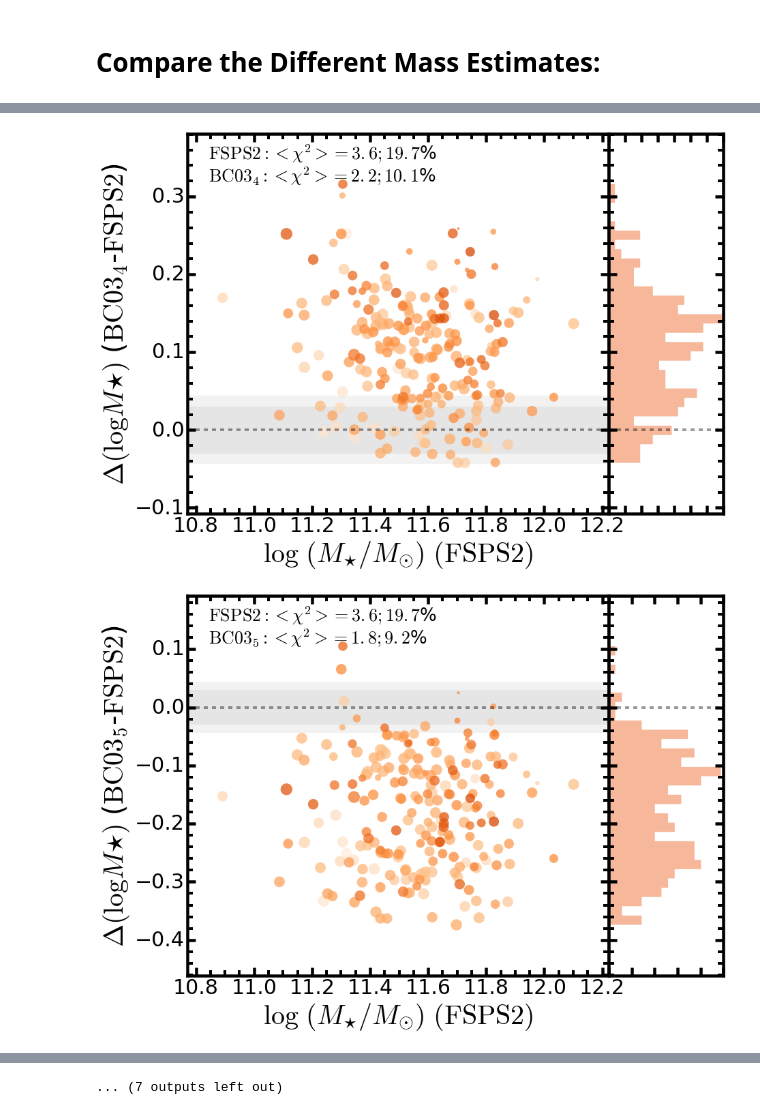
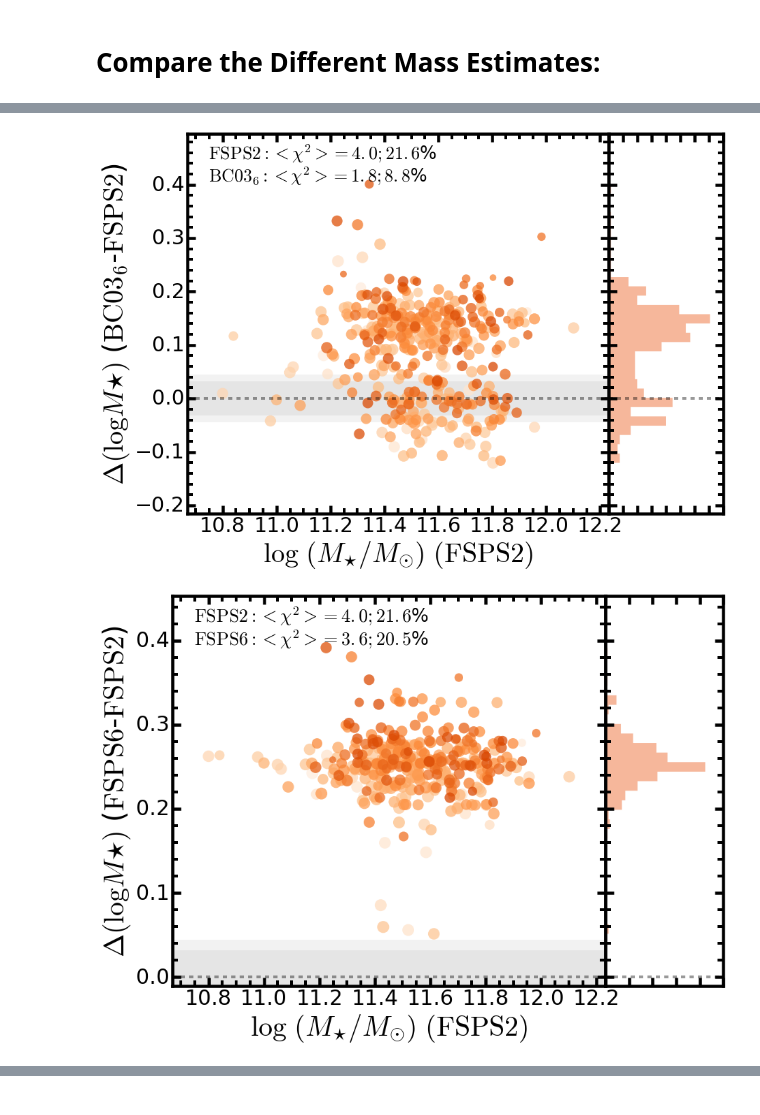
Before and after one commit to dr-guangtou/hsc_redbcg, a Jupyter notebook: note/dr1/dr1_isedfit_summary_new.ipynb, the cells around one changed output, grey strips where cells are left out. Cells and saved outputs as stored; diff of their text form; code cells hidden in the pictures.

```diff
--- a/note/dr1/dr1_isedfit_summary_new.ipynb
+++ b/note/dr1/dr1_isedfit_summary_new.ipynb
@@ -34,9 +34,10 @@ from matplotlib.ticker import MaxNLocator
 from astroML.plotting import hist
 
 # Color map
-from palettable.colorbrewer.sequential import Oranges_4, Blues_5
+from palettable.colorbrewer.sequential import Oranges_4, Greens_4, Blues_5
 ORG4 = Oranges_4.mpl_colormap
 BLU5 = Blues_5.mpl_colormap
+GRN4 = Greens_4.mpl_colormap
 
 # Matplotlib default settings
 rcdef = plt.rcParams.copy()
@@ -62,7 +63,6 @@ from descartes import PolygonPatch
 # Personal tools
 from hscUtils import songPlotSetup, removeIsNullCol
 from hscUtils import confidence_interval, ma_confidence_interval_1d, confidence_interval_1d
-
 
 # SDSS pivot wavelength
 sdss_u_pivot = 3551.0
@@ -1115,7 +1115,7 @@ print(new_col)
 ## Organize the results
 # %%
 # Location of the SED results
-sedDir = '/Users/songhuang/Downloads/dr15b/dr15a/sed_old/'
+sedDir = '/Users/songhuang/Downloads/dr15b/isedfit'
 resDir = os.path.join(sedDir, 'result')
 figDir = os.path.join(sedDir, 'figure')
 
@@ -1172,15 +1164,19 @@ for ii, mod in enumerate(modNow):
     else:
         warnings.warn("XX Wrong Model? Please check! %s" % mod)
 
+    #print(sedStr, sedMod)
     # Combine the results
     sedRes = combineSedResults(sedStr, sedMod, outDir=sedDir,
                                sedDir=resDir, kcorZ='0.1')
 
     # Make summary plots
-    if 'redbcg' in modSeg[0]:
+    if 'redbcg' in modSeg[1]:
         sedSummaryPlot(sedRes, sedStr, cmapUse=ORG4, alphaUse=0.75,
                        maxSizeUse=300, outDir=figDir)
-    elif 'nonbcg' in modSeg[0]:
+    elif 'redmem' in modSeg[1]:
+        sedSummaryPlot(sedRes, sedStr, cmapUse=GRN4, alphaUse=0.40,
+                       maxSizeUse=140, outDir=figDir)
+    elif 'nonbcg' in modSeg[1]:
         sedSummaryPlot(sedRes, sedStr, cmapUse=BLU5, alphaUse=0.25,
                        maxSizeUse=100, outDir=figDir)
 # %% [output]
@@ -1260,6 +1240,6 @@ for mod in modNow:
 # %%
 redbcg = 'redbcg'
-sedRef = '%s_new_s100_5b_fsps2' % redbcg
+sedRef = 'dr1_%s_use_sed5b_fsps2' % redbcg
 for sedRun in sedArr:
     if (redbcg in sedRun) and (sedRun != sedRef):
         label1 = '_'.join(sedRef.split('_')[4:])
@@ -1273,21 +1253,4 @@ for sedRun in sedArr:
                            chi2Thr=10.0, outDir=figDir, sizeCol='DMAG_Y')
         except Exception:
             print("## Cannot compare %s and %s" % (sedRun, sedRef))
-
-
-nonbcg = 'nonbcg'
-sedRef = '%s_new_s100_5b_fsps2' % nonbcg
-for sedRun in sedArr:
-    if (nonbcg in sedRun) and (sedRun != sedRef):
-        label1 = '_'.join(sedRef.split('_')[4:])
-        label2 = '_'.join(sedRun.split('_')[4:])
-        # ------------------------------------------------------------------------------#
-        try:
-            print("## Compare %s with %s" % (sedRun, sedRef))
-            sedMassCompare(sedRef, sedRun, nonbcg, label1, label2,
-                           location=sedDir, cmapUse=BLU5, colorUse=BLUE0,
-                           alphaUse=0.2, maxSizeUse=90,
-                           chi2Thr=10.0, outDir=figDir, sizeCol='DMAG_Y')
-        except Exception:
-            print("## Cannot compare %s and %s" % (sedRun, sedRef))
 # %% [output]
@@ -1313,2 +1261,2 @@ for sedRun in sedArr:
-[figure, old version]
+[figure, new version]
-[figure, old version]
+[figure, new version]
@@ -1323 +1262,0 @@ for sedRun in sedArr:
-... (7 outputs left out)
```
Also changed, not shown: parts of 6 cells of this notebook, 2 other files.
